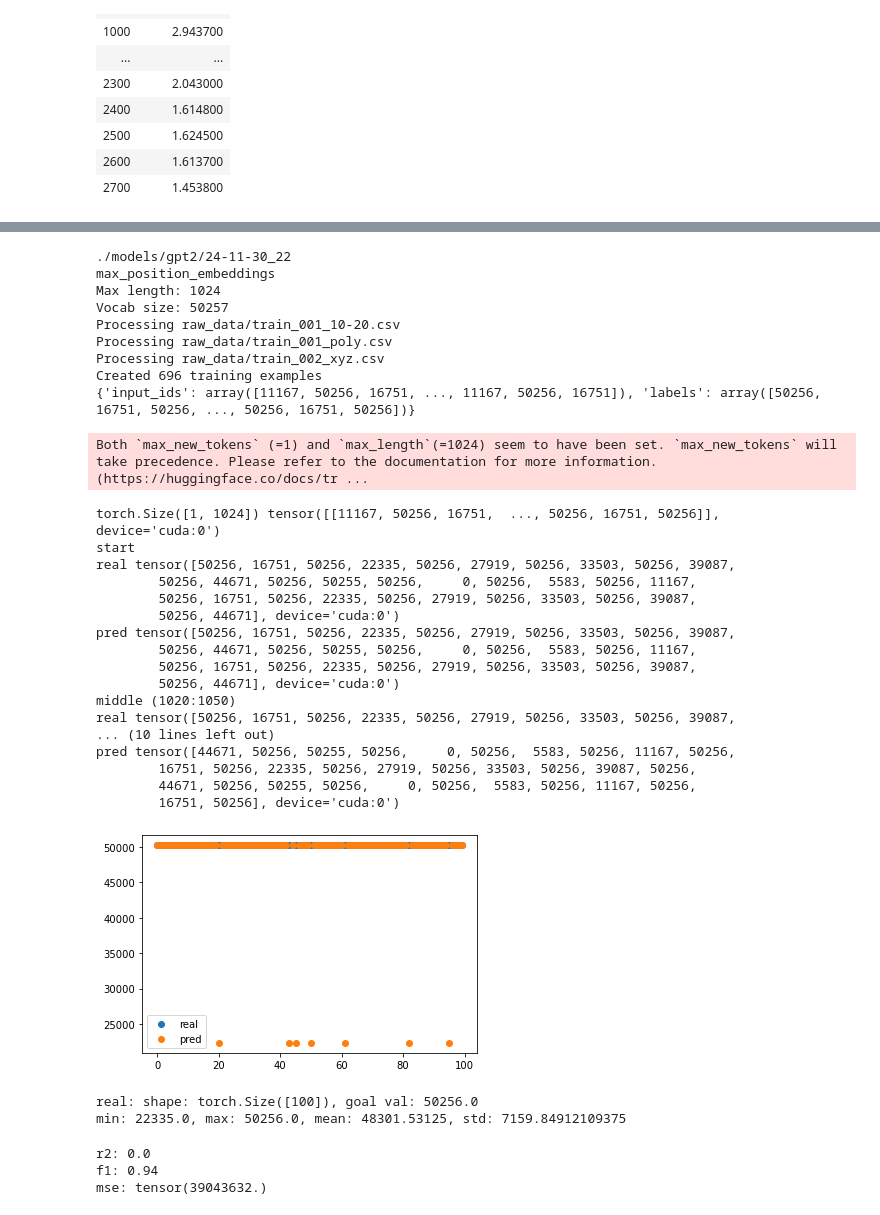
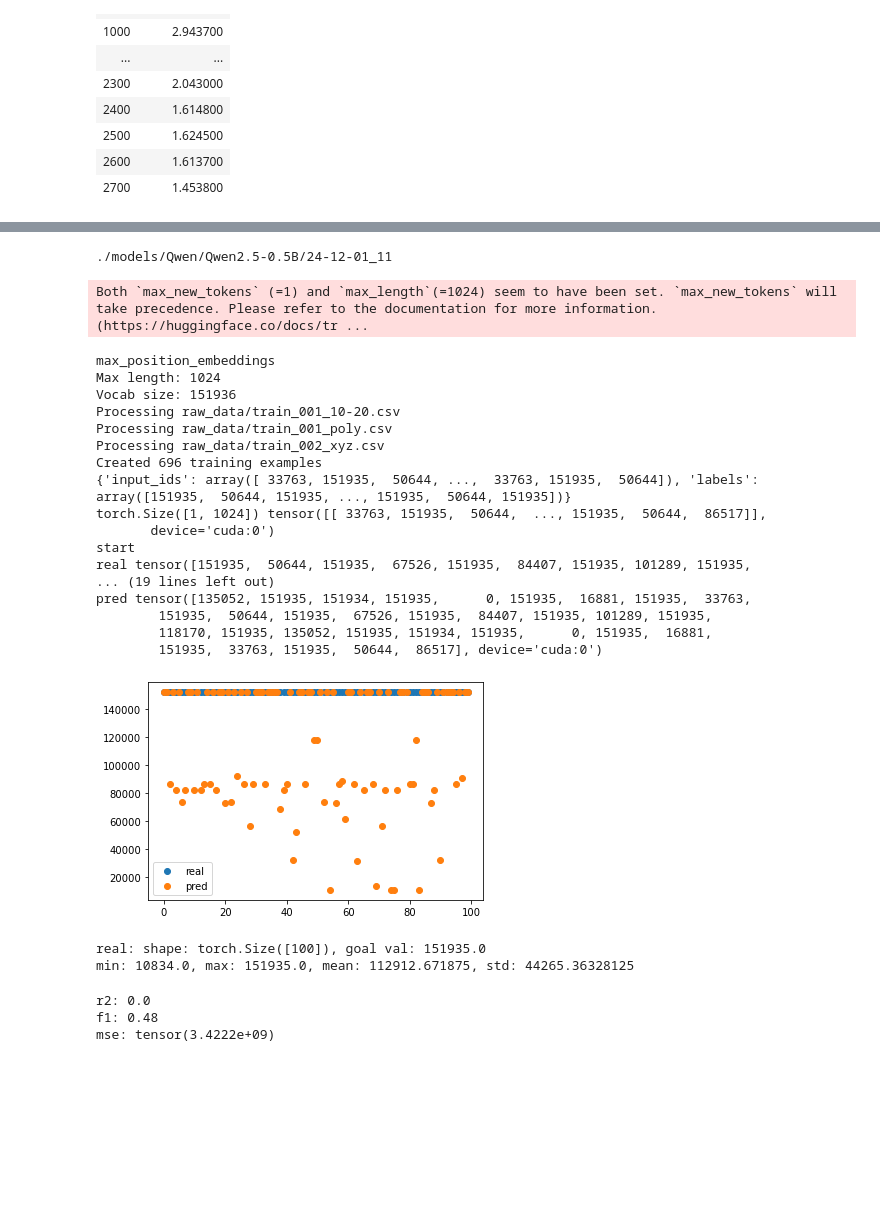
Before and after one commit to JoeyShapiro/TimeSeriesGPT, a Jupyter notebook: model.ipynb, the cells around one changed output, grey strips where cells are left out. Drawn from its saved outputs; the diff is of its cells as text; code cells hidden in the pictures; blank space fills up the shorter version.

```diff
--- a/model.ipynb
+++ b/model.ipynb
@@ -525,6 +541,7 @@ from sklearn.metrics import r2_score, f1_score
 from tqdm import tqdm
 import matplotlib.pyplot as plt
 
+window = 1024
 def test_model(model_path, temperature=0.7):
     model = AutoModelForCausalLM.from_pretrained(model_path).to(device)
 
@@ -532,12 +549,12 @@ def test_model(model_path, temperature=0.7):
 
     # Prepare dataset
     input_files = [str(file) for file in Path('raw_data').glob('train*.csv')]
-    dataset = GPTDataset(model, stride=128, window=1024, files=input_files)
+    dataset = GPTDataset(model, stride=128, window=window, files=input_files)
 
     # Generate text
     output = model.generate(
         dataset[0]['input_ids'].unsqueeze(0),
-        max_length=1024,
+        max_length=window,
         max_new_tokens=1,
         temperature=temperature,
         num_return_sequences=1,
@@ -564,11 +581,13 @@ def test_model(model_path, temperature=0.7):
     real = torch.full_like(torch.zeros(n), dataset[0]['labels'][-1])
     pred = torch.zeros(n)
 
+    # TODO use tougher set
+
     pbar = tqdm(range(0, n, m), total=n)
     for i in pbar:
         output = model.generate(
             dataset[0]['input_ids'].unsqueeze(0),
-            max_length=1024,
+            max_length=window,
             temperature=temperature,
             max_new_tokens=1,
             num_return_sequences=m,
@@ -577,7 +596,7 @@ def test_model(model_path, temperature=0.7):
         )
 
         for j in range(m): # -1
-            pred[i+j] = output[j][1023].cpu() # have to do this to get the value
+            pred[i+j] = output[j][window-1].cpu() # have to do this to get the value
         pbar.update(m)
 
     # create scatter plot
@@ -601,70 +620,62 @@ def test_model(model_path, temperature=0.7):
     for i in pbar:
         output = model.generate(
             dataset[i]['input_ids'].unsqueeze(0),
-            max_length=1024,
+            max_length=window,
             temperature=temperature,
             max_new_tokens=1,
             num_return_sequences=m,
             pad_token_id=model.config.vocab_size - 1,
             do_sample=True
         )
 
         for j in range(m): # -1
             real[i+j] = dataset[i]['labels'][-1]
-            pred[i+j] = output[j][1023].cpu() # have to do this to get the value
+            pred[i+j] = output[j][window-1].cpu() # have to do this to get the value
         pbar.update(m)
 
     # r2 score
     print('r2:', r2_score(real, pred))
     print('f1:', f1_score(real, pred, average='micro'))
 
     # get the metrics
     mse = torch.nn.MSELoss()
     loss = mse(real, pred)
     print('mse:', loss)
 
 
-model_path = 'gpt2'
+model_path = 'Qwen/Qwen2.5-0.5B'
 # get latest folder in models
 files = sorted([ f"./models/{model_path}/{f}" for f in os.listdir(f"./models/{model_path}") ])
 latest = max(files, key=os.path.getmtime)
 # latest = f"./models/{model_path}/24-11-28_21"
 print(latest)
 generated_text = test_model(latest)
 # %% [output]
-./models/gpt2/24-11-30_22
-max_position_embeddings
-Max length: 1024
-Vocab size: 50257
-Processing raw_data/train_001_10-20.csv
-Processing raw_data/train_001_poly.csv
-Processing raw_data/train_002_xyz.csv
-Created 696 training examples
-{'input_ids': array([11167, 50256, 16751, ..., 11167, 50256, 16751]), 'labels': array([50256, 16751, 50256, ..., 50256, 16751, 50256])}
+./models/Qwen/Qwen2.5-0.5B/24-12-01_11
 Both `max_new_tokens` (=1) and `max_length`(=1024) seem to have been set. `max_new_tokens` will take precedence. Please refer to the documentation for more information. (https://huggingface.co/docs/tr ...
-torch.Size([1, 1024]) tensor([[11167, 50256, 16751,  ..., 50256, 16751, 50256]], device='cuda:0')
+max_position_embeddings
+Max length: 1024
+Vocab size: 151936
+Processing raw_data/train_001_10-20.csv
+Processing raw_data/train_001_poly.csv
+Processing raw_data/train_002_xyz.csv
+Created 696 training examples
+{'input_ids': array([ 33763, 151935,  50644, ...,  33763, 151935,  50644]), 'labels': array([151935,  50644, 151935, ..., 151935,  50644, 151935])}
+torch.Size([1, 1024]) tensor([[ 33763, 151935,  50644,  ..., 151935,  50644,  86517]],
+       device='cuda:0')
 start
-real tensor([50256, 16751, 50256, 22335, 50256, 27919, 50256, 33503, 50256, 39087,
-        50256, 44671, 50256, 50255, 50256,     0, 50256,  5583, 50256, 11167,
-        50256, 16751, 50256, 22335, 50256, 27919, 50256, 33503, 50256, 39087,
-        50256, 44671], device='cuda:0')
-pred tensor([50256, 16751, 50256, 22335, 50256, 27919, 50256, 33503, 50256, 39087,
-        50256, 44671, 50256, 50255, 50256,     0, 50256,  5583, 50256, 11167,
-        50256, 16751, 50256, 22335, 50256, 27919, 50256, 33503, 50256, 39087,
-        50256, 44671], device='cuda:0')
-middle (1020:1050)
-real tensor([50256, 16751, 50256, 22335, 50256, 27919, 50256, 33503, 50256, 39087,
-... (10 lines left out)
-pred tensor([44671, 50256, 50255, 50256,     0, 50256,  5583, 50256, 11167, 50256,
-        16751, 50256, 22335, 50256, 27919, 50256, 33503, 50256, 39087, 50256,
-        44671, 50256, 50255, 50256,     0, 50256,  5583, 50256, 11167, 50256,
-        16751, 50256], device='cuda:0')
+real tensor([151935,  50644, 151935,  67526, 151935,  84407, 151935, 101289, 151935,
+... (19 lines left out)
+pred tensor([135052, 151935, 151934, 151935,      0, 151935,  16881, 151935,  33763,
+        151935,  50644, 151935,  67526, 151935,  84407, 151935, 101289, 151935,
+        118170, 151935, 135052, 151935, 151934, 151935,      0, 151935,  16881,
+        151935,  33763, 151935,  50644,  86517], device='cuda:0')
-[figure, old version]
+[figure, new version]
-real: shape: torch.Size([100]), goal val: 50256.0
-min: 22335.0, max: 50256.0, mean: 48301.53125, std: 7159.84912109375
+real: shape: torch.Size([100]), goal val: 151935.0
+min: 10834.0, max: 151935.0, mean: 112912.671875, std: 44265.36328125
 r2: 0.0
-f1: 0.94
-mse: tensor(39043632.)
+f1: 0.48
+mse: tensor(3.4222e+09)
 # %%
 # https://www.kaggle.com/datasets/stefancomanita/hourly-electricity-consumption-and-production
 # https://www.kaggle.com/datasets/vislupus/vegetable-and-fruit-prices
```
Also changed, not shown: parts of 2 cells of this notebook.
